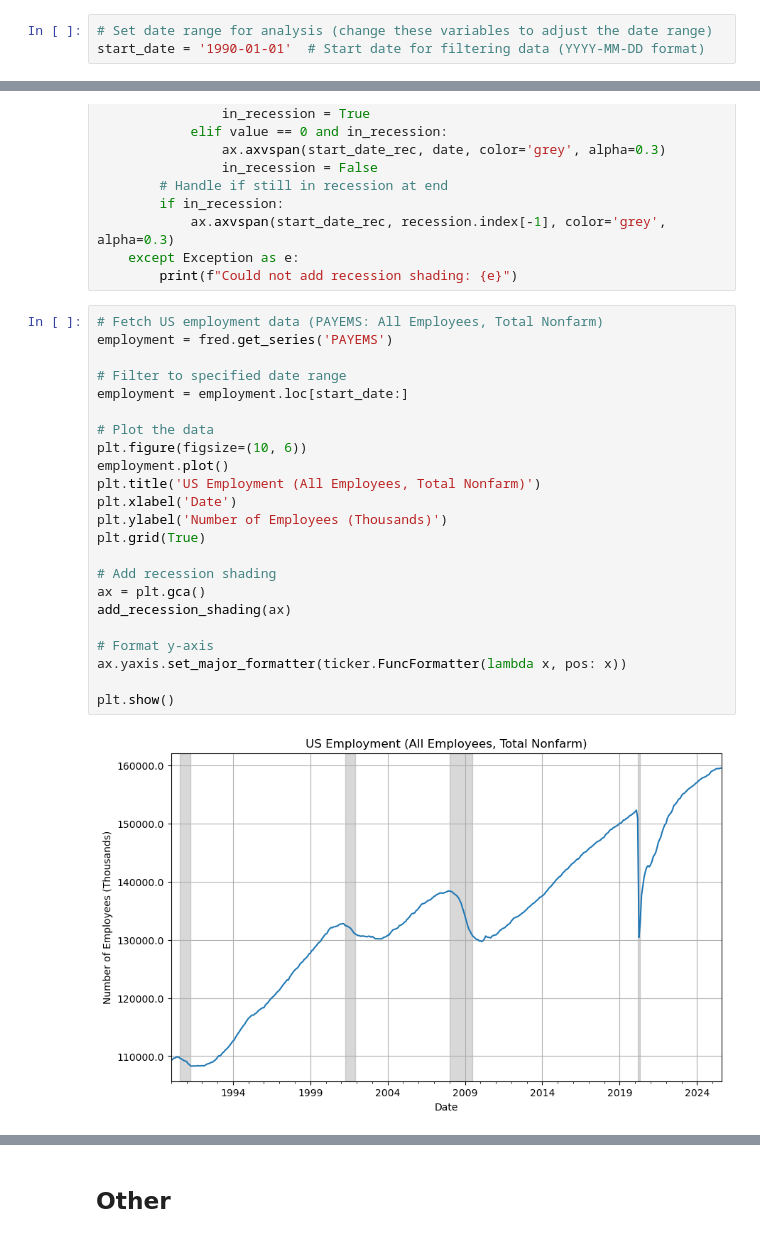
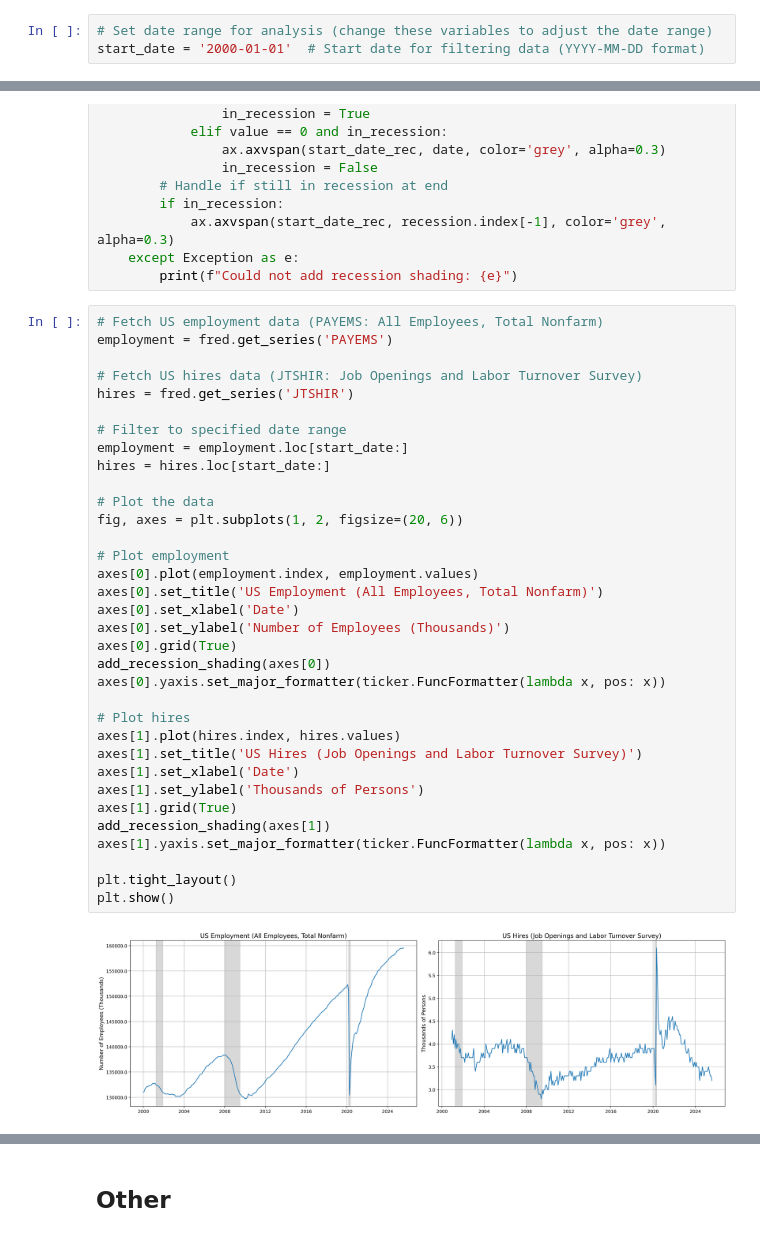
Before and after one commit to Salling3650/Stock_marked, a Jupyter notebook: Economy.ipynb, the cells around one changed output, grey strips where cells are left out. Drawn from its saved outputs; the diff is of its cells as text.

```diff
--- a/Economy.ipynb
+++ b/Economy.ipynb
@@ -10,6 +34,6 @@ from functions import humanize_number
 # %%
 # Set date range for analysis (change these variables to adjust the date range)
-start_date = '1990-01-01'  # Start date for filtering data (YYYY-MM-DD format)
+start_date = '2000-01-01'  # Start date for filtering data (YYYY-MM-DD format)
 # %%
 # Function to add grey recession shading to plots
 def add_recession_shading(ax):
@@ -34,28 +58,39 @@ def add_recession_shading(ax):
 # %%
 # Fetch US employment data (PAYEMS: All Employees, Total Nonfarm)
 employment = fred.get_series('PAYEMS')
 
+# Fetch US hires data (JTSHIR: Job Openings and Labor Turnover Survey)
+hires = fred.get_series('JTSHIR')
+
 # Filter to specified date range
 employment = employment.loc[start_date:]
+hires = hires.loc[start_date:]
 
 # Plot the data
-plt.figure(figsize=(10, 6))
-employment.plot()
-plt.title('US Employment (All Employees, Total Nonfarm)')
-plt.xlabel('Date')
-plt.ylabel('Number of Employees (Thousands)')
-plt.grid(True)
+fig, axes = plt.subplots(1, 2, figsize=(20, 6))
 
-# Add recession shading
-ax = plt.gca()
-add_recession_shading(ax)
+# Plot employment
+axes[0].plot(employment.index, employment.values)
+axes[0].set_title('US Employment (All Employees, Total Nonfarm)')
+axes[0].set_xlabel('Date')
+axes[0].set_ylabel('Number of Employees (Thousands)')
+axes[0].grid(True)
+add_recession_shading(axes[0])
+axes[0].yaxis.set_major_formatter(ticker.FuncFormatter(lambda x, pos: x))
 
-# Format y-axis
-ax.yaxis.set_major_formatter(ticker.FuncFormatter(lambda x, pos: x))
+# Plot hires
+axes[1].plot(hires.index, hires.values)
+axes[1].set_title('US Hires (Job Openings and Labor Turnover Survey)')
+axes[1].set_xlabel('Date')
+axes[1].set_ylabel('Thousands of Persons')
+axes[1].grid(True)
+add_recession_shading(axes[1])
+axes[1].yaxis.set_major_formatter(ticker.FuncFormatter(lambda x, pos: x))
 
+plt.tight_layout()
 plt.show()
 # %% [output]
-[figure, old version]
+[figure, new version]
 # %%
 # Fetch US trade data (Goods and Services)
 exports = fred.get_series('EXPGSC1')  # Exports
```
Also changed, not shown: parts of 6 cells of this notebook.
